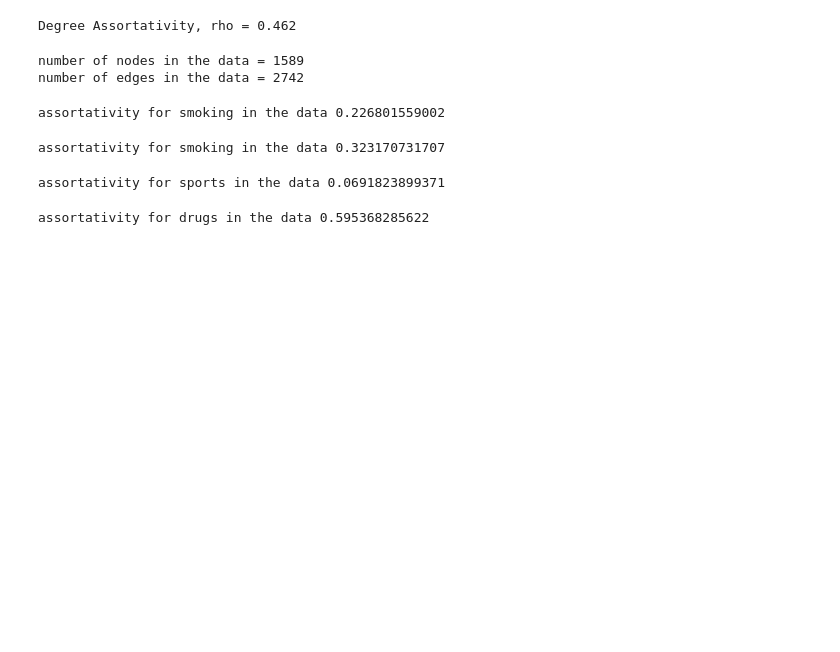
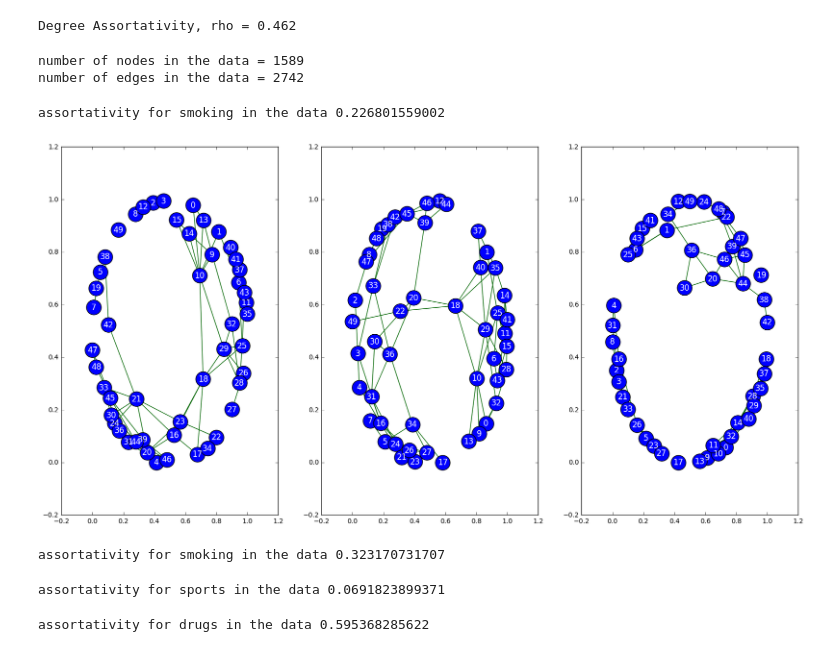
Before and after one commit to rshen36/math17, a Jupyter notebook: assortativity.ipynb, the cells around one changed output. Saved outputs shown, nothing was run; the diff lists cells and outputs as text; code cells hidden in the pictures; blank space fills up the shorter version.

Commit message:
added focal graphs by wave and for the entire dataset

```diff
--- a/assortativity.ipynb
+++ b/assortativity.ipynb
@@ -44,3 +39,18 @@ plt.xlim([0.2,0.45])
+# %%
+f, axs = plt.subplots(1,3,figsize=(20,10))
+
+for i in [0,1,2]:
+    fln='./netscience/s50-network'+str(i+1)+'.dat'
+    A1=np.loadtxt(fln)
+    G=nx.from_numpy_matrix(A1)
+    pos=nx.spring_layout(G)
+
+    plt.subplot(1,3,i+1)
+    nx.draw_networkx_nodes(G,pos,node_color="blue",node_size=500)
+    nx.draw_networkx_labels(G,pos,font_color='white',font_size=12)
+    nx.draw_networkx_edges(G,pos,edge_color='darkgreen')
+# %% [output]
+[figure, added]
 # %%
 plt.ylim([0.2,0.45])
 plt.xlim([-0.3,2.5])
```
Also changed, not shown: parts of 1 cell of this notebook, 1 other file.
